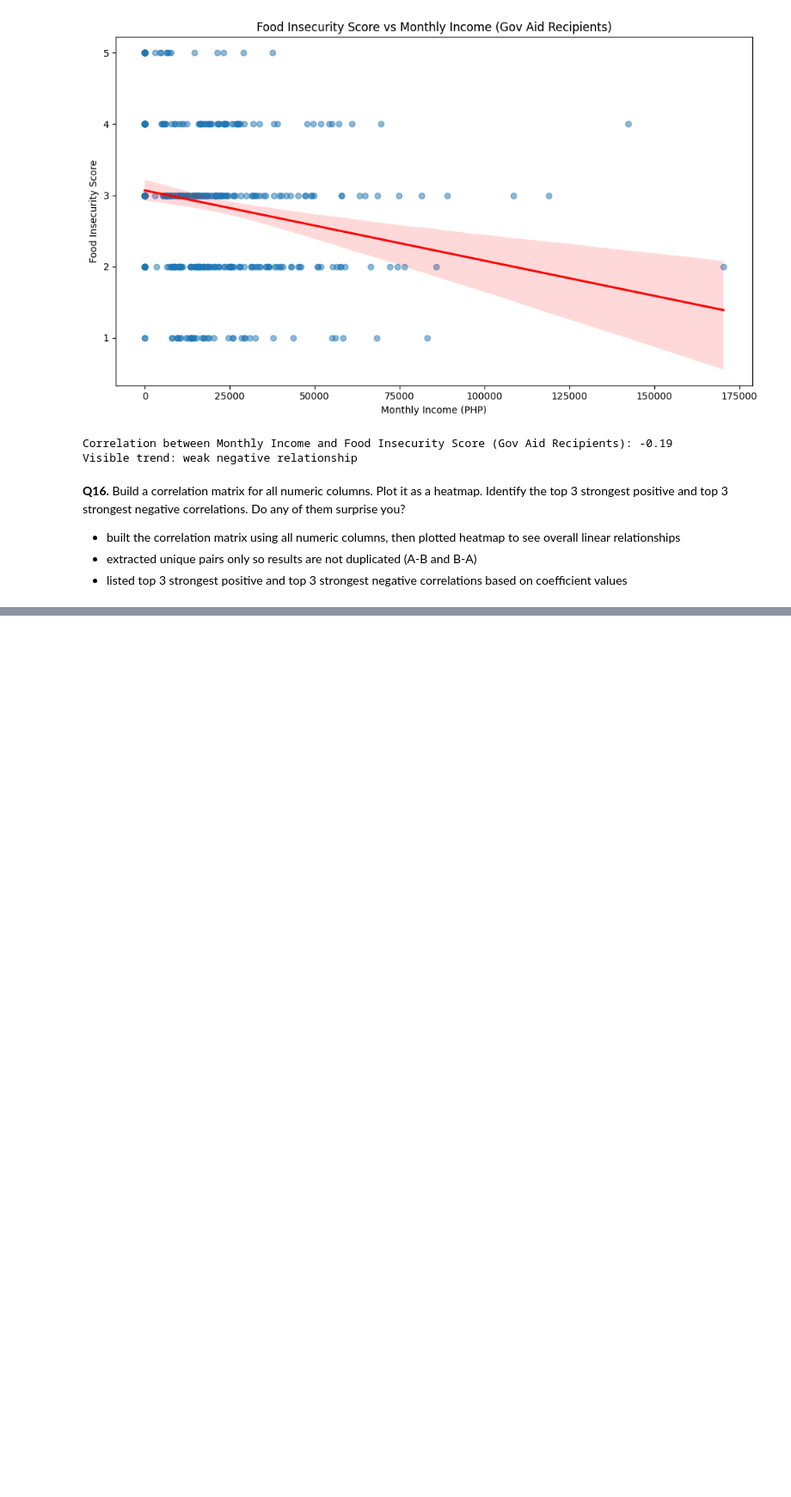
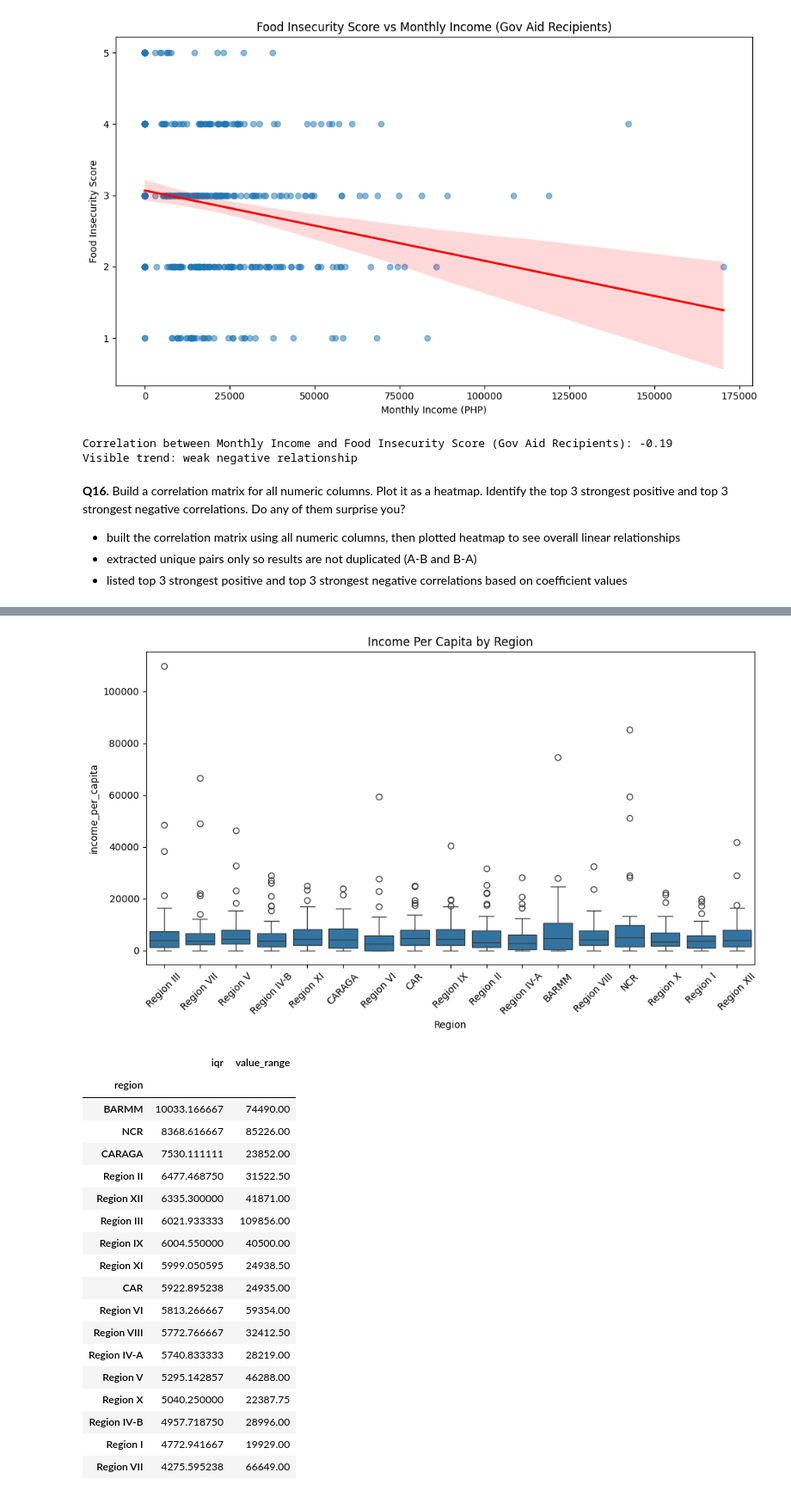
Before and after one commit to Wewds1/EDA, a Jupyter notebook: Ph_survey/notebooks/main.ipynb, the cells around one changed output, grey strips where cells are left out. Shown at 86% size. Saved outputs shown, nothing was run; the diff lists cells and outputs as text; code cells hidden in the pictures; blank space fills up the shorter version.

```diff
--- a/Ph_survey/notebooks/main.ipynb
+++ b/Ph_survey/notebooks/main.ipynb
@@ -565,0 +574,42 @@ Top 3 strongest negative correlations
+# %%
+df_copy['income_per_capita'] = df_copy['monthly_income_php'] / df_copy['household_size']
+
+# df_copy['income_per_capita'].describe()
+
+
+plt.figure(figsize=(10,6))
+sns.boxplot(data=df_copy, x='region', y='income_per_capita')
+plt.xticks(rotation=45)
+plt.title('Income Per Capita by Region')
+plt.xlabel('Region')
+plt.tight_layout()
+plt.savefig('../output/q17.png', dpi=150)
+plt.show()
+
+spread_check = df_copy.groupby('region')['income_per_capita'].agg(
+    iqr=lambda s: s.quantile(0.75) - s.quantile(0.25),
+    value_range=lambda s: s.max() - s.min()
+).sort_values('iqr', ascending=False)
+
+display(spread_check)
+# %% [output]
+[figure, added]
+|  | iqr | value_range |
+| region |  |  |
+| BARMM | 10033.166667 | 74490.00 |
+| NCR | 8368.616667 | 85226.00 |
+| CARAGA | 7530.111111 | 23852.00 |
+| Region II | 6477.468750 | 31522.50 |
+| Region XII | 6335.300000 | 41871.00 |
+| Region III | 6021.933333 | 109856.00 |
+| Region IX | 6004.550000 | 40500.00 |
+| Region XI | 5999.050595 | 24938.50 |
+| CAR | 5922.895238 | 24935.00 |
+| Region VI | 5813.266667 | 59354.00 |
+| Region VIII | 5772.766667 | 32412.50 |
+| Region IV-A | 5740.833333 | 28219.00 |
+| Region V | 5295.142857 | 46288.00 |
+| Region X | 5040.250000 | 22387.75 |
+| Region IV-B | 4957.718750 | 28996.00 |
+| Region I | 4772.941667 | 19929.00 |
+| Region VII | 4275.595238 | 66649.00 |
```
Also changed, not shown: parts of 10 cells of this notebook, 9 other files.
